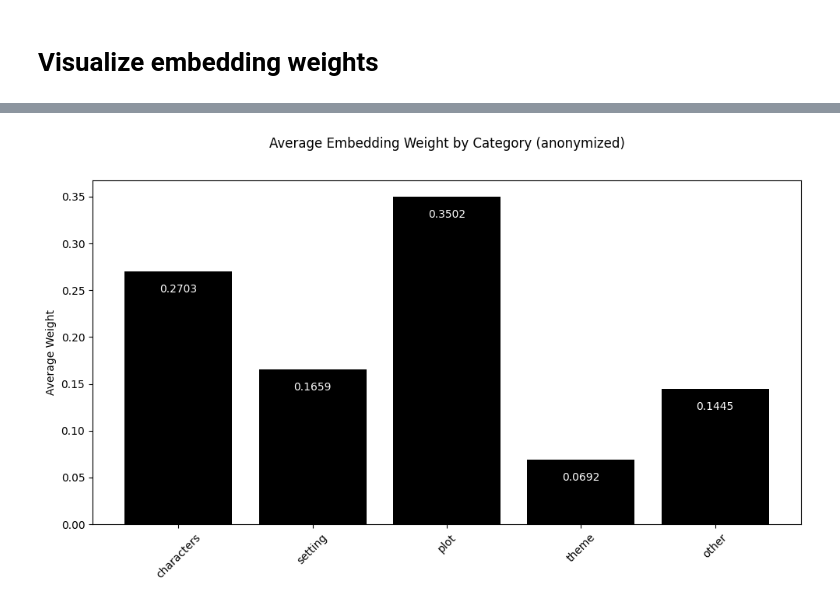
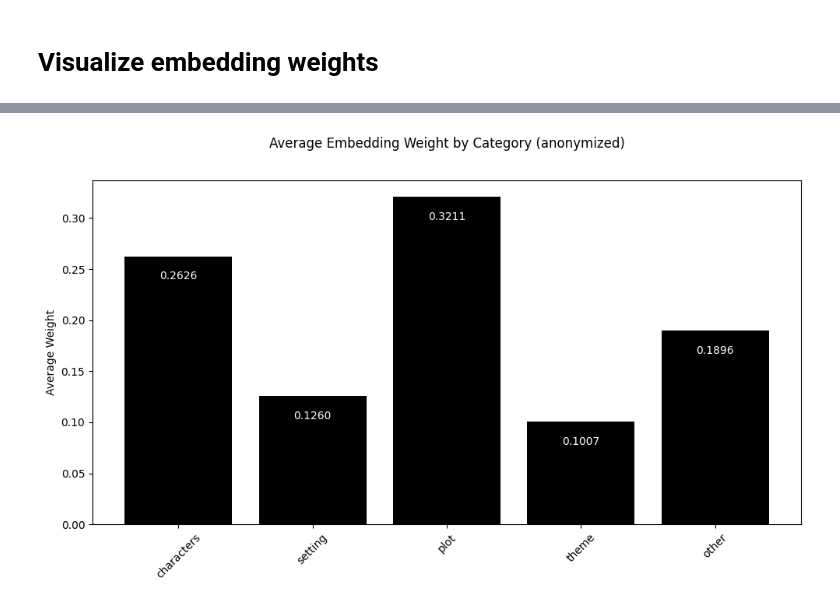
Before and after one commit to Verrem98/thesis_explicit_narrative_elements, a Jupyter notebook: results_by_method/snowflake_arctic_embed_m_v2.0/method4_anonymized.ipynb, the cells around one changed output, grey strips where cells are left out. Cells and saved outputs as stored; diff of their text form; code cells hidden in the pictures.

```diff
--- a/results_by_method/snowflake_arctic_embed_m_v2.0/method4_anonymized.ipynb
+++ b/results_by_method/snowflake_arctic_embed_m_v2.0/method4_anonymized.ipynb
@@ -699,33 +704,33 @@ tensor([[0.2703],
 # %%
 import matplotlib.pyplot as plt
 import numpy as np
 
 # Data
-contributions = np.array([0.2703, 0.1659, 0.3502, 0.0692, 0.1445])
+contributions = np.array([0.2626, 0.1260, 0.3211, 0.1007, 0.1896])
 categories = ["embedding_characters", "embedding_setting", "embedding_plot",
               "embedding_theme", "embedding_other"]
 cleaned_labels = [label.replace("embedding_", "") for label in categories]
 
 # Plot
 plt.figure(figsize=(10, 6))
 bars = plt.bar(cleaned_labels, contributions, color='black')
 plt.ylabel('Average Weight')
 plt.title('Average Embedding Weight by Category (anonymized)', pad=30)  # More padding above title
 plt.xticks(rotation=45)
 
 # Add value labels on top of each bar
 for bar in bars:
     height = bar.get_height()
     plt.text(bar.get_x() + bar.get_width() / 2, height - 0.025, f'{height:.4f}',
              ha='center', va='bottom', color = 'white')
 
 # Manually set top margin to avoid clipping
 #plt.subplots_adjust(top=0.8)  # Lower value means more space at top
 plt.tight_layout()
-plt.savefig("../images/embedding_weight_3.png", bbox_inches='tight')
+plt.savefig("../../images/embedding_weight_3.png", bbox_inches='tight')
 
 plt.show()
 # %% [output]
-[figure, old version]
+[figure, new version]
 # %%
 json.loads(df.iloc[0].anonymized_elements)
```
Also changed, not shown: parts of 5 cells of this notebook, 12 other files.
